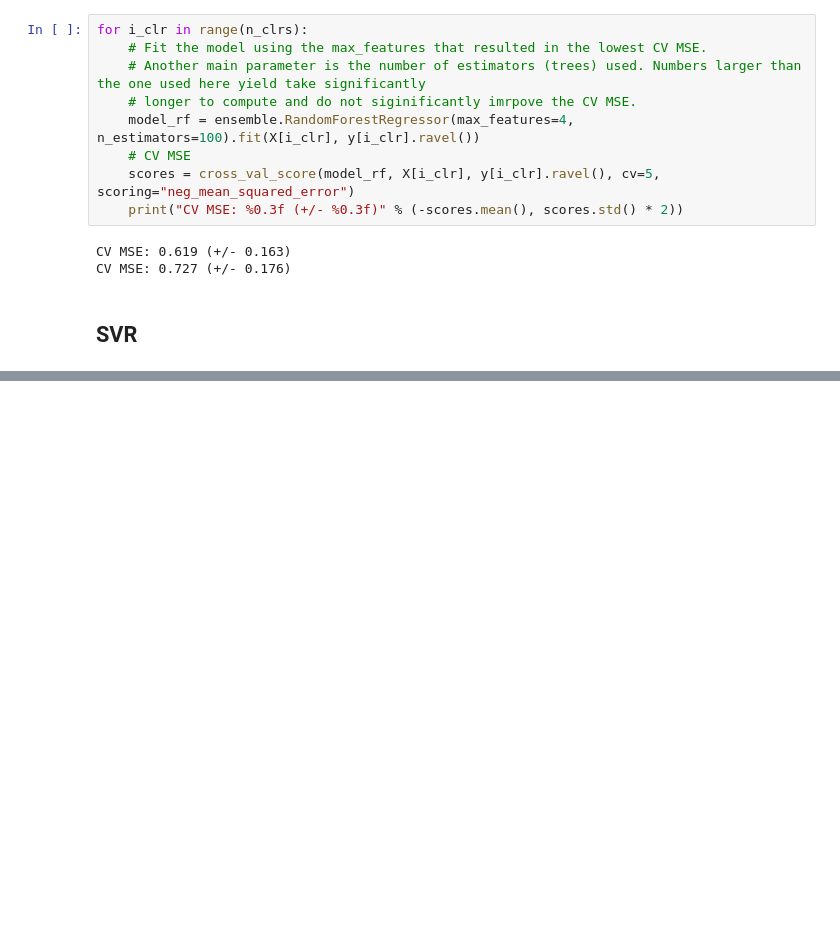
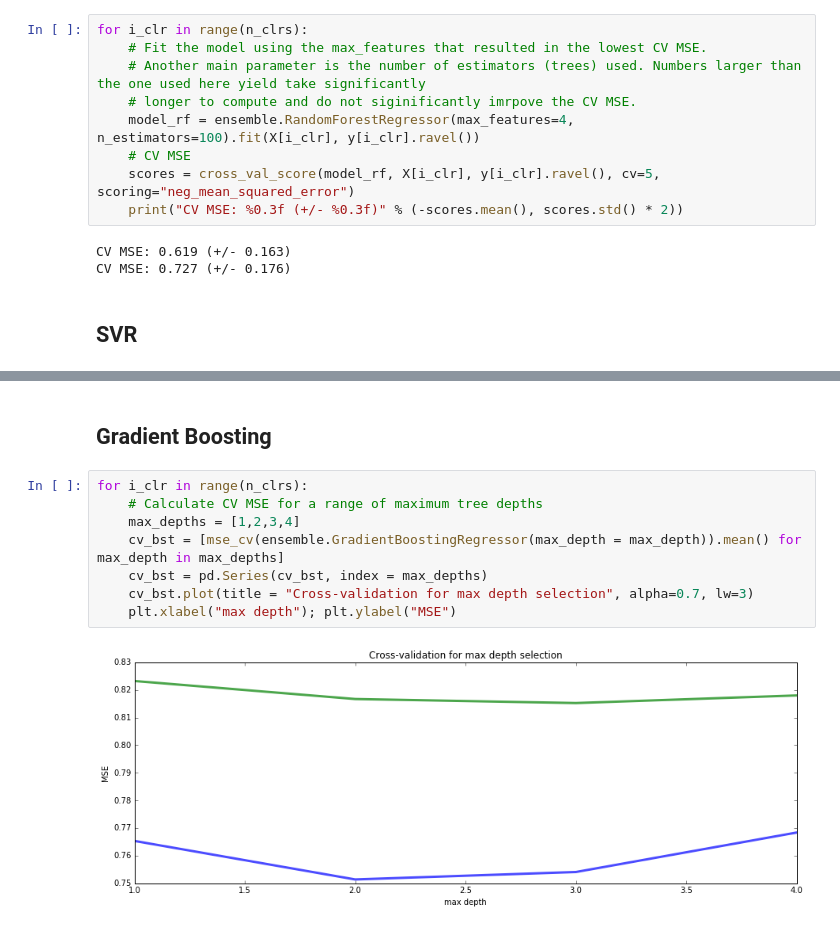
Before and after one commit to albertwildeman/Vinho_Verde, a Jupyter notebook: WineQuality.ipynb, the cells around one changed output, grey strips where cells are left out. Drawn from its saved outputs; the diff is of its cells as text; blank space fills up the shorter version.

```diff
--- a/WineQuality.ipynb
+++ b/WineQuality.ipynb
@@ -203,0 +230,12 @@ CV MSE: 0.727 (+/- 0.176)
+# %% [markdown]
+## Gradient Boosting
+# %%
+for i_clr in range(n_clrs):
+    # Calculate CV MSE for a range of maximum tree depths
+    max_depths = [1,2,3,4]
+    cv_bst = [mse_cv(ensemble.GradientBoostingRegressor(max_depth = max_depth)).mean() for max_depth in max_depths]
+    cv_bst = pd.Series(cv_bst, index = max_depths)
+    cv_bst.plot(title = "Cross-validation for max depth selection", alpha=0.7, lw=3)
+    plt.xlabel("max depth"); plt.ylabel("MSE")
+# %% [output]
+[figure, added]
```
Also changed, not shown: parts of 7 cells of this notebook.
